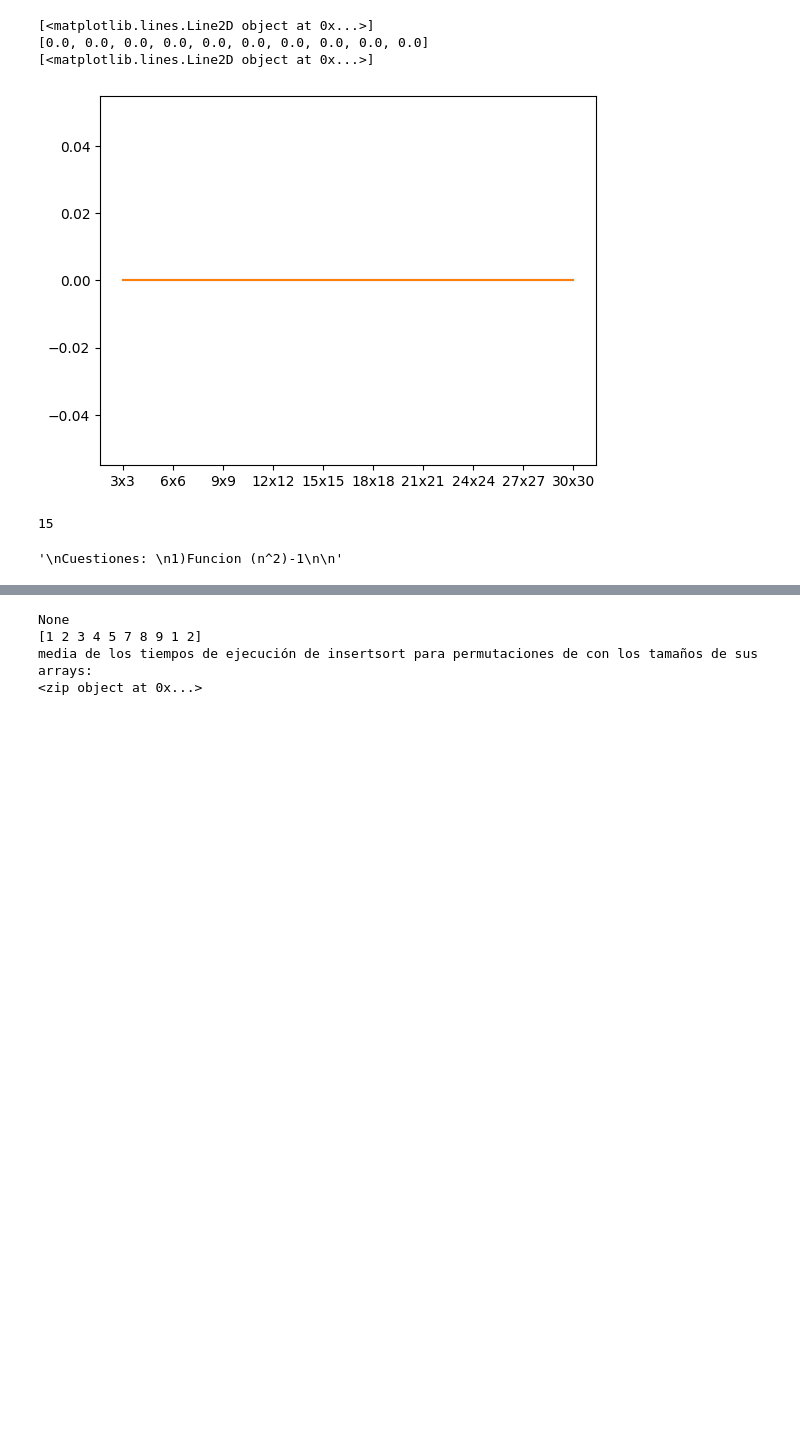
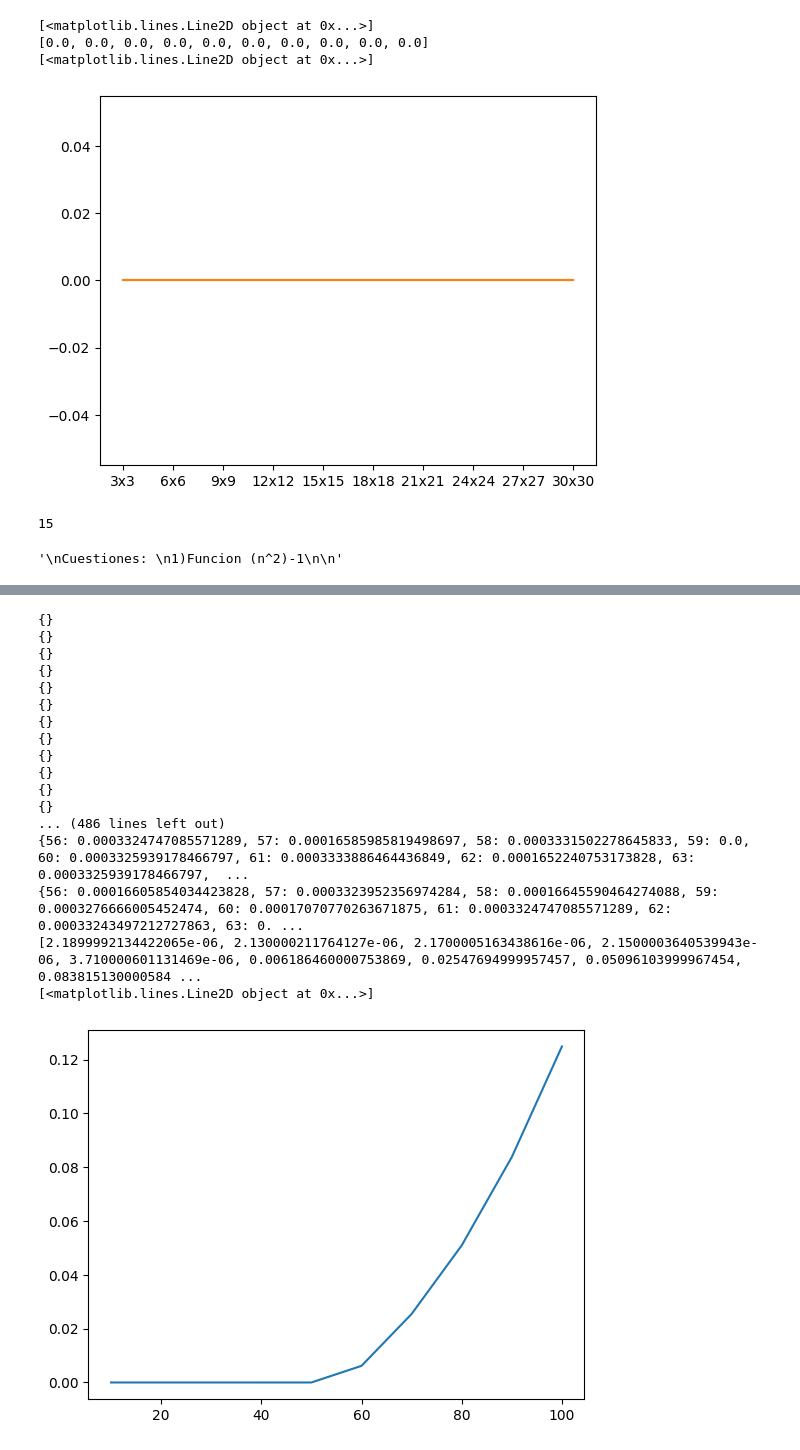
Before and after one commit to daviloncio/2o-cuatri, a Jupyter notebook: AN.ALGORITMOS PRACTICAS.ipynb, the cells around one changed output, grey strips where cells are left out. Saved outputs shown, nothing was run; the diff lists cells and outputs as text; code cells hidden in the pictures; blank space fills up the shorter version.

```diff
--- a/AN.ALGORITMOS PRACTICAS.ipynb
+++ b/AN.ALGORITMOS PRACTICAS.ipynb
@@ -230,7 +228,7 @@ import numpy as np
 import time
 
 a=np.array([8,7,2,1,3,4,5,9,1,2])
-print(insert_sort(a))
+
 
 def insert_sort(t: np.array):
     for i in range(1, len(t)):
@@ -255,39 +253,91 @@ def insert_sort1(t: np.array, ini: int, fin: int):
         while ini < j  and t[j-1] > a:
             t[j] = t[j-1]
             j -= 1
             t[j] = a
     return t
-print(insert_sort1(a,0,-3))
+#print(insert_sort1(a,0,-3))
 
 def ave_time_insert_sort(n_permutations: int,size_ini:int,size_fin:int,step:int) -> np.array:
 
     list_tiempos_medias = []
     tamaño_array = []
 
     for e in range(size_ini,size_fin,step):
 
         tamaño_array.append(e)
         hacer_media_tiempos = []
 
         for i in range(n_permutations):
 
             creamos_permutación = np.random.permutation(e)
             inicio=time.time()
             insert_sort(creamos_permutación)
-            tiempo_ejecucion = time.time() - inicio
+            fin = time.time()
+            tiempo_ejecucion = fin - inicio
             hacer_media_tiempos.append(tiempo_ejecucion)
 
         result = sum(hacer_media_tiempos)/n_permutations
         list_tiempos_medias.append(result)
 
-    result = zip(tamaño_array,list_tiempos_medias)
+    result = dict(zip(tamaño_array,list_tiempos_medias) )
 
-    print('media de los tiempos de ejecución de insertsort para permutaciones de con los tamaños de sus arrays: ')
     print(result)
 
-ave_time_insert_sort(6,3,10,1)
+
+l_i = []
+l_timings = []
+for i in range(1,11):
+    l_i.append(i*10)
+    timings = %timeit -o -n 10 -r 5 -q ave_time_insert_sort(6,56,10*i,1)
+    l_timings.append(timings.best)
+
+print(l_timings)#a continuación voy a crear una lista con las dimensiones de las distintas matrices
+
+
+print(plt.plot(l_i,l_timings))
+
+
+
+
+
+def worst_time_insert_sort(size_ini:int,size_fin:int,step:int) -> np.array:
+
+    tamaño_array = []
+    list_tiempos = []
+    for e in range(size_ini,size_fin,step):
+
+        tamaño_array.append(e)
+
+        list_mayor_a_menor = []
+        for i in reversed(range(1,e)):
+            list_mayor_a_menor.append(i)  #de esta forma, el insertsort tendrá que hacer el mayor número de comparaciones posible.
+
+        inicio=time.time()
+        insert_sort(list_mayor_a_menor)
+        fin = time.time()
+        tiempo_ejecucion = fin - inicio
+        list_tiempos.append(tiempo_ejecucion)
+    print(list_tiempos)
+    result = dict(zip(tamaño_array,list_tiempos) )
+    print(result)
+
+#worst_time_insert_sort(56,500,1)
 # %% [output]
-None
-[1 2 3 4 5 7 8 9 1 2]
-media de los tiempos de ejecución de insertsort para permutaciones de con los tamaños de sus arrays:
-<zip object at 0x...>
+{}
+{}
+{}
+{}
+{}
+{}
+{}
+{}
+{}
+{}
+{}
+{}
+... (486 lines left out)
+{56: 0.0003324747085571289, 57: 0.00016585985819498697, 58: 0.0003331502278645833, 59: 0.0, 60: 0.0003325939178466797, 61: 0.0003333886464436849, 62: 0.0001652240753173828, 63: 0.0003325939178466797,  ...
+{56: 0.00016605854034423828, 57: 0.0003323952356974284, 58: 0.00016645590464274088, 59: 0.0003276666005452474, 60: 0.00017070770263671875, 61: 0.0003324747085571289, 62: 0.00033243497212727863, 63: 0. ...
+[2.1899992134422065e-06, 2.130000211764127e-06, 2.1700005163438616e-06, 2.1500003640539943e-06, 3.710000601131469e-06, 0.006186460000753869, 0.02547694999957457, 0.05096103999967454, 0.083815130000584 ...
+[<matplotlib.lines.Line2D object at 0x...>]
+[figure, added]
```
Also changed, not shown: parts of 5 cells of this notebook, 1 other file.
